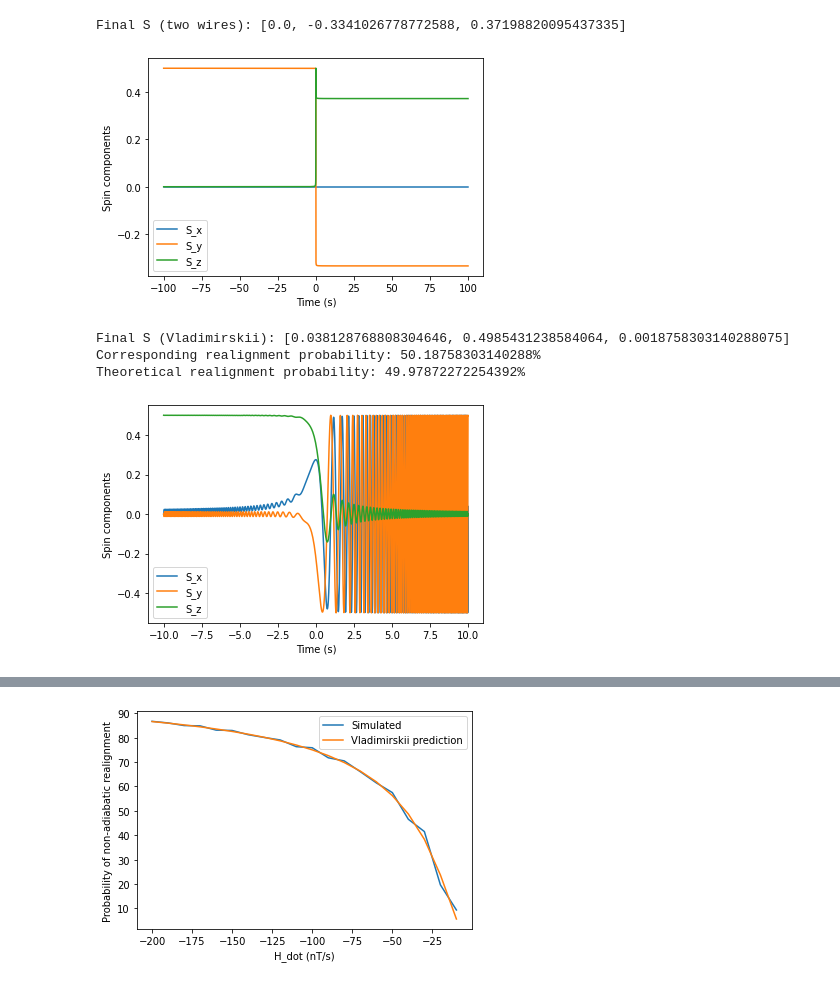
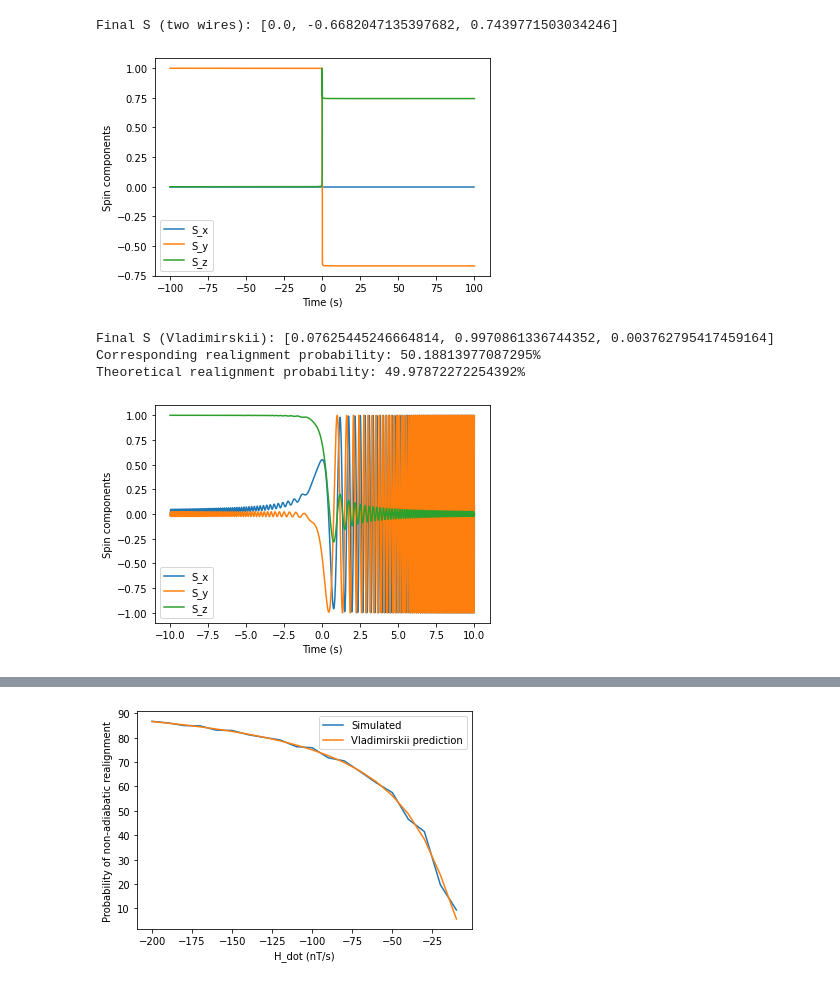
Before and after one commit to erfz/pt-experiment, a Jupyter notebook: simulations/examples.ipynb, the cells around one changed output, grey strips where cells are left out. Saved outputs shown, nothing was run; the diff lists cells and outputs as text; code cells hidden in the pictures.

```diff
--- a/simulations/examples.ipynb
+++ b/simulations/examples.ipynb
@@ -16,7 +16,7 @@ Sf, ts, spins = Particle(
     np.zeros(3),
     generate_two_wires(10, (10, 0), (-10, 0)),
     [-100, 100],
-    [0, 1 / 2, 0],
+    [0, 1, 0],
 ).simulate_with_output()
 print(f"Final S (two wires): {Sf}")
 plt.plot(ts, list(zip(*spins)), label=("S_x", "S_y", "S_z"))
@@ -25,27 +25,27 @@ plt.ylabel("Spin components")
 plt.legend()
 plt.show()
 # %% [output]
-Final S (two wires): [0.0, -0.3341026778772588, 0.37198820095437335]
+Final S (two wires): [0.0, -0.6682047135397682, 0.7439771503034246]
-[figure, old version]
+[figure, new version]
 # %%
 Hx = 10
 H_dot = -41.5
 Sf, ts, spins = Particle(
-    np.empty(3), np.empty(3), [Vladimirskii(Hx, H_dot)], [-10, 10], [0, 0, 1 / 2]
+    np.empty(3), np.empty(3), [Vladimirskii(Hx, H_dot)], [-10, 10], [0, 0, 1]
 ).simulate_with_output()
 print(f"Final S (Vladimirskii): {Sf}")
 print(f"Corresponding realignment probability: {sim_vlad_probability(Sf)}%")
 print(f"Theoretical realignment probability: {theory_vlad_probability(Hx, H_dot)}%")
 plt.plot(ts, list(zip(*spins)), label=("S_x", "S_y", "S_z"))
 plt.xlabel("Time (s)")
 plt.ylabel("Spin components")
 plt.legend()
 plt.show()
 # %% [output]
-Final S (Vladimirskii): [0.038128768808304646, 0.4985431238584064, 0.0018758303140288075]
-Corresponding realignment probability: 50.18758303140288%
+Final S (Vladimirskii): [0.07625445246664814, 0.9970861336744352, 0.003762795417459164]
+Corresponding realignment probability: 50.18813977087295%
 Theoretical realignment probability: 49.97872272254392%
-[figure, old version]
+[figure, new version]
 # %%
 Sf_rand_line = run_two_wires_line(1000, 10, (10, 0), (-10, 0), 100, [-100, 100])
 print(f"Final S (rand line): {Sf_rand_line}")
```
Also changed, not shown: parts of 5 cells of this notebook, 2 other files.
